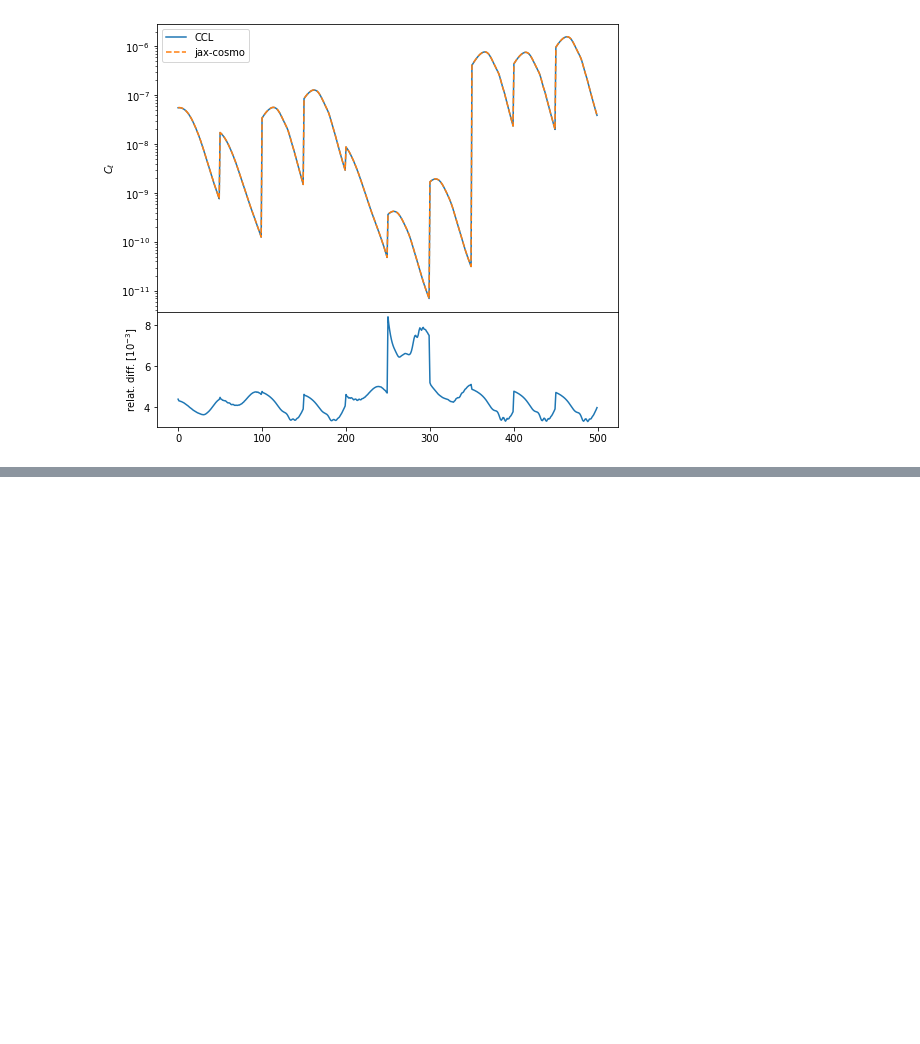
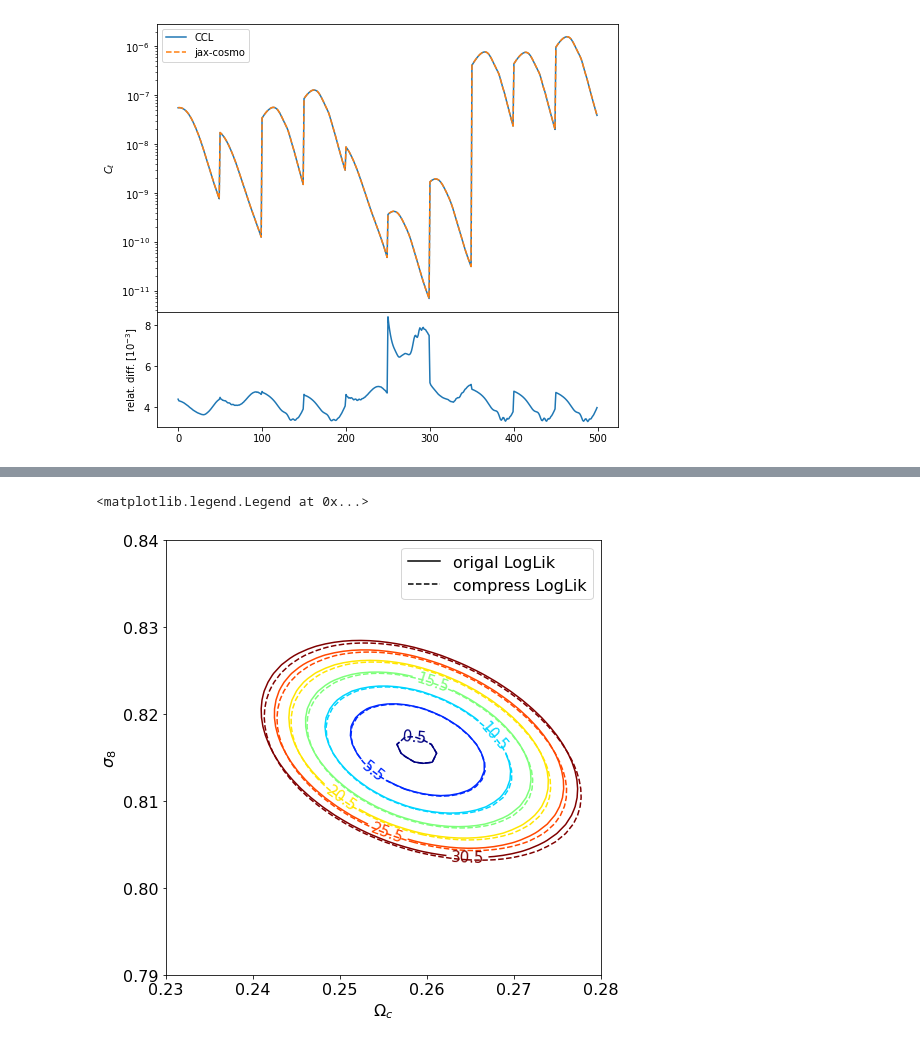
Before and after one commit to DifferentiableUniverseInitiative/jax-cosmo-paper, a Jupyter notebook: notebooks/Simple-Fisher.ipynb, the cells around one changed output, grey strips where cells are left out. Drawn from its saved outputs; the diff is of its cells as text; code cells hidden in the pictures; blank space fills up the shorter version.

```diff
--- a/notebooks/Simple-Fisher.ipynb
+++ b/notebooks/Simple-Fisher.ipynb
@@ -309,0 +362,36 @@ plt.plot(diff(ccl_dmu_3,dmu),ls="--")
+# %%
+omega_vals = jnp.linspace(0.23,0.28)
+# %%
+tmp = np.zeros((50,50))
+for i,Oc in enumerate(omega_vals):
+    for j,s8 in enumerate(s8_vals):
+        tmp[j,i] = -ll(Oc,s8)
+# %%
+cp_tmp = np.zeros((50,50))
+for i,Oc in enumerate(omega_vals):
+    for j,s8 in enumerate(s8_vals):
+        cp_tmp[j,i] = -cp_ll(Oc,s8)
+# %%
+from matplotlib.lines import Line2D
+fig1 = plt.figure(1, figsize=(8,8))
+
+
+CS=plt.contour(omega_vals, s8_vals, tmp, levels=np.arange(0.5,35,5))
+handles, labels = plt.gca().get_legend_handles_labels()
+
+plt.gca().set_aspect('equal')
+plt.clabel(CS, inline=1, fontsize=15)
+plt.contour(omega_vals, s8_vals, cp_tmp, levels=np.arange(0.5,35,5), linestyles="dashed")
+plt.xlabel("$\Omega_c$")
+plt.ylabel("$\sigma_8$")
+#h, _ = CS.legend_elements()
+#l = [f'${v}$' for v in np.arange(0.5,35,5)]
+#plt.legend(h,l, fontsize=14)
+line1 = Line2D([0], [0], label='origal LogLik', color='k')
+line2 = Line2D([0], [0], label='compress LogLik', color='k', ls="dashed")
+handles.extend([line1,line2])
+
+plt.legend(handles=handles)
+# %% [output]
+<matplotlib.legend.Legend at 0x...>
+[figure, added]
```
Also changed, not shown: parts of 32 cells of this notebook.
